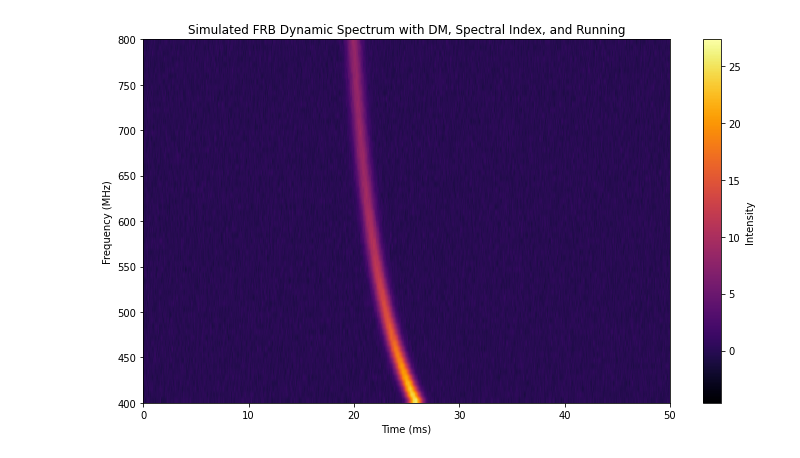
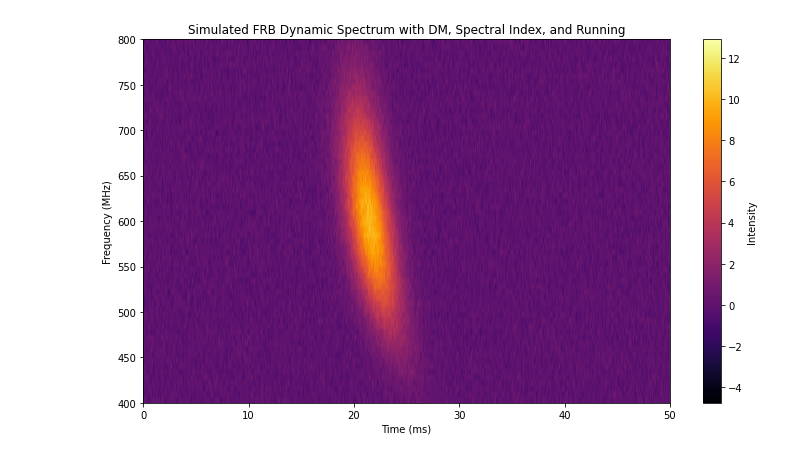
Before and after one commit to matthbatt/Deep-learning-gravitational-lensing, a Jupyter notebook: FRB.ipynb, the cells around one changed output. Saved outputs shown, nothing was run; the diff lists cells and outputs as text; code cells hidden in the pictures.

```diff
--- a/FRB.ipynb
+++ b/FRB.ipynb
@@ -48,7 +48,7 @@ noise = np.random.normal(0, noise_level, size=dynamic_spectrum.shape)
 # -----------------------------
 # 3. FRB pulse in time (Gaussian)
 # -----------------------------
-pulse_width = 0.5      # ms
+pulse_width = 1.5      # ms
 pulse_amplitude = 10   # arbitrary units
 
 # -----------------------------
@@ -63,44 +63,44 @@ delay_ms = 4.15 * DM * (freqs**-2 - nu_ref**-2)
 # -----------------------------
 # 5. Spectral index γ
 # -----------------------------
-gamma = -1.5
+gamma = 0
 spec_index_shape = (freqs / freqs.mean()) ** gamma
 
 # -----------------------------
 # 6. Spectral running r
 # -----------------------------
-r = 0.004
+r = -0.04
 gamma0 = gamma
 gamma_freq = gamma0 + r * (freqs - freqs.mean())
 spec_running_shape = (freqs / freqs.mean()) ** gamma_freq
 
 # -----------------------------
 # 7. Build dynamic spectrum
 # -----------------------------
 for i, f in enumerate(freqs):
 
     # Time-shifted pulse due to dispersion
     pulse_center = 20 + delay_ms[i]  # ms
     pulse_time = pulse_amplitude * np.exp(-(t - pulse_center)**2 / (2 * pulse_width**2))
 
     # Apply spectral shape
     spectrum_factor = spec_running_shape[i]
 
     dynamic_spectrum[i] = noise[i] + pulse_time * spectrum_factor
 
 # -----------------------------
 # 8. Plot the dynamic spectrum
 # -----------------------------
 plt.figure(figsize=(10, 6))
 plt.imshow(dynamic_spectrum, aspect='auto', origin='lower',
            extent=[t.min(), t.max(), freqs.min(), freqs.max()],
            cmap='inferno')
 
 plt.colorbar(label="Intensity")
 plt.xlabel("Time (ms)")
 plt.ylabel("Frequency (MHz)")
 plt.title("Simulated FRB Dynamic Spectrum with DM, Spectral Index, and Running")
 plt.tight_layout()
 plt.show()
 # %% [output]
-[figure, old version]
+[figure, new version]
```
Also changed, not shown: parts of 4 cells of this notebook, 3 other files.
